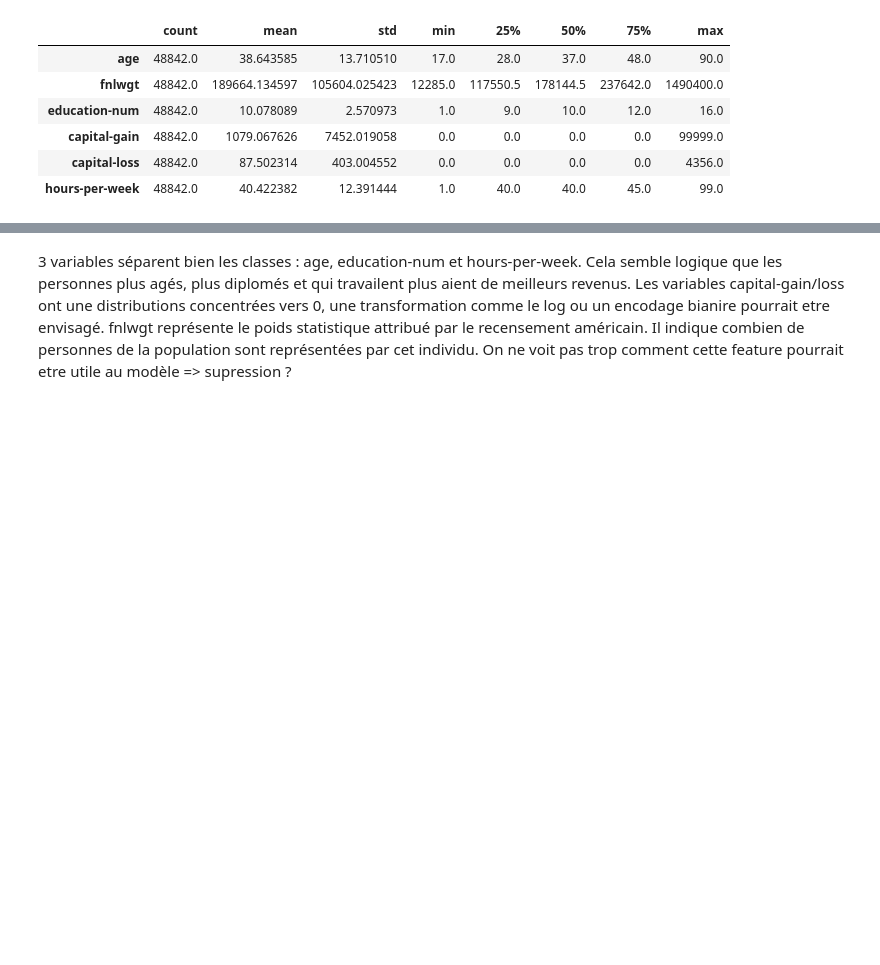
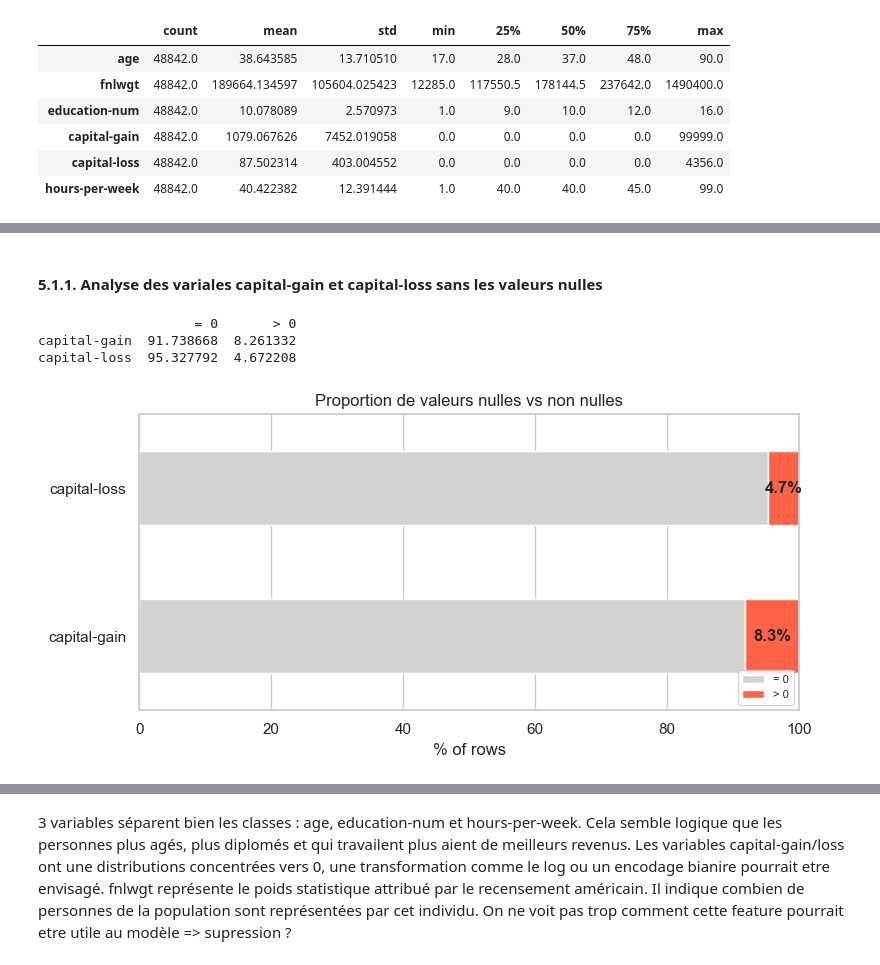
Before and after one commit to Madianou/UCI-Classification-model-project-, a Jupyter notebook: notebooks/eda.ipynb, the cells around one changed output, grey strips where cells are left out. Drawn from its saved outputs; the diff is of its cells as text; code cells hidden in the pictures; blank space fills up the shorter version.

```diff
--- a/notebooks/eda.ipynb
+++ b/notebooks/eda.ipynb
@@ -181,0 +257,12 @@ On peut observer des valeurs potentiellement abberantes pour la feature hours-pe
+# %% [markdown]
+#### 5.1.1. Analyse des variales capital-gain et capital-loss sans les valeurs nulles
+# %%
+print(eda.zero_proportion(["capital-gain", "capital-loss"]))
+# %% [output]
+                    = 0       > 0
+capital-gain  91.738668  8.261332
+capital-loss  95.327792  4.672208
+# %%
+eda.plot_zero_proportion(["capital-gain", "capital-loss"]);
+# %% [output]
+[figure, added]
```
Also changed, not shown: parts of 39 cells of this notebook, 3 other files.
